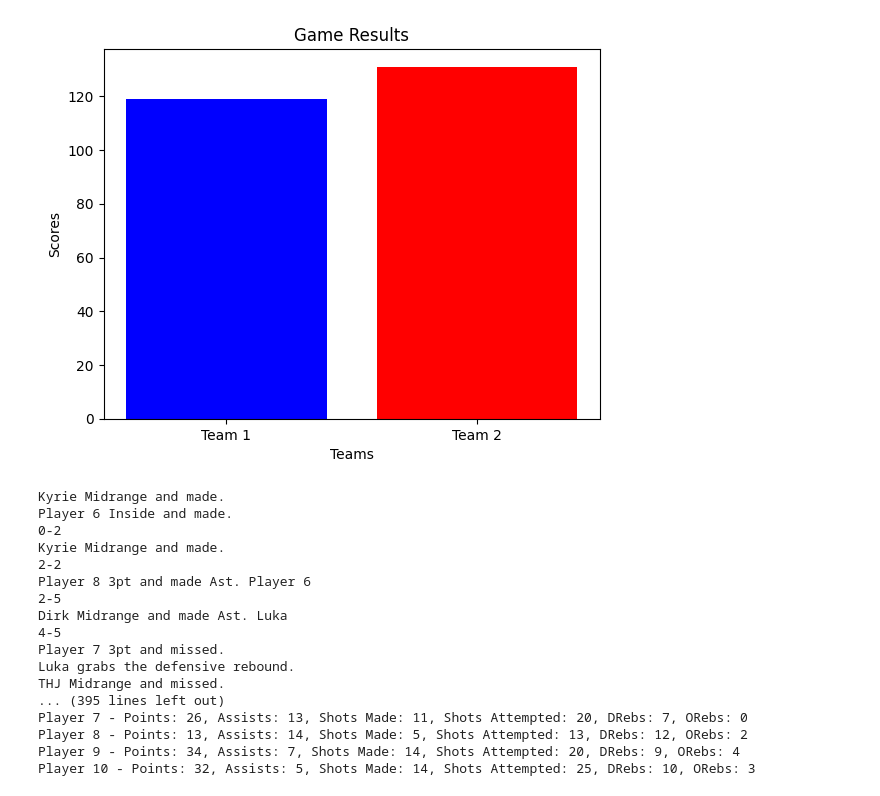
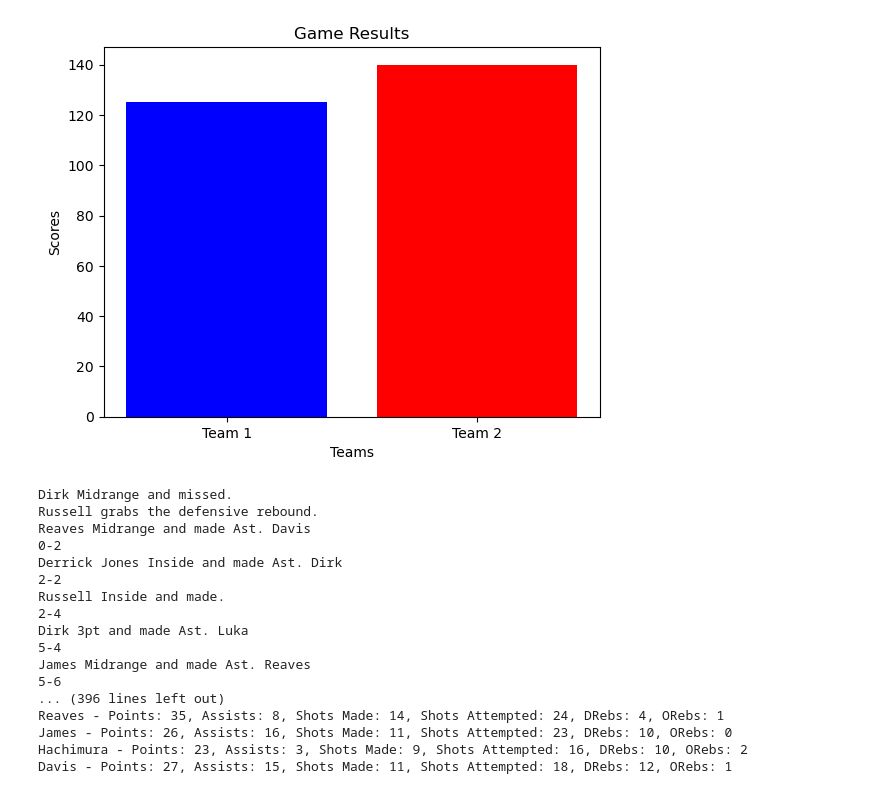
Before and after one commit to BasketballDynasty/Sim-Engine, a Jupyter notebook: Sim-Engine-Test.ipynb, the cells around one changed output. Cells and saved outputs as stored; diff of their text form; code cells hidden in the pictures.

```diff
--- a/Sim-Engine-Test.ipynb
+++ b/Sim-Engine-Test.ipynb
@@ -1,9 +1,11 @@
 # %%
 class Player:
-    def __init__(self, name, position, offense, defense, stamina, speed, iq, usage, rebounding):
+    def __init__(self, name, position, three_pt, midrange, inside, defense, stamina, speed, iq, usage, rebounding):
         self.name = name
         self.position = position
-        self.offense = offense
+        self.three_pt = three_pt
+        self.midrange = midrange
+        self.inside = inside
         self.defense = defense
         self.stamina = stamina
         self.speed = speed
@@ -21,7 +23,9 @@ class Player:
         self.totalRebounds = 0
 
     def adjust_attributes(self, matchup_effect):
-        self.offense += matchup_effect['offense']
+        self.three_pt += matchup_effect['three_pt']
+        self.midrange += matchup_effect['midrange']
+        self.inside += matchup_effect['inside']
         self.defense += matchup_effect['defense']
 
 class Team:
@@ -60,11 +66,11 @@ def generate_outcomes(players):
 
 def get_success_rate(player, outcome):
     if '3pt' in outcome:
-        return player.offense
+        return player.three_pt
     elif 'Midrange' in outcome:
-        return player.offense
+        return player.midrange
     elif 'Inside' in outcome:
-        return player.offense
+        return player.inside
     return 0
 
 def get_rebounding_synergy(team):
@@ -184,60 +190,60 @@ def plot_game_results(team1_score, team2_score):
     plt.show()
 
 def display_box_score(team):
     print(f"Box Score for {team.name}:")
     for player in team.players:
         print(f"{player.name} - Points: {player.points}, Assists: {player.assists}, "
               f"Shots Made: {player.shots_made}, Shots Attempted: {player.shots_attempted}, "
               f"DRebs: {player.defRebounds}, ORebs: {player.offRebounds}")
 
 # Example usage
 team1_players = [
-    Player('Kyrie', 'PG', 80, 70, 90, 80, 85, 20, 25),
-    Player('Luka', 'SG', 75, 65, 85, 75, 80, 30, 35),
-    Player('THJ', 'SF', 78, 72, 88, 78, 82, 25, 45),
-    Player('Lively', 'PF', 74, 68, 84, 76, 79, 15, 55),
-    Player('Dirk', 'C', 82, 75, 86, 79, 81, 10, 65)
+    Player('Kyrie', 'PG', 75, 75, 85, 55, 85, 80, 80, 25, 30),
+    Player('Luka', 'SG', 85, 75, 80, 60, 80, 40,90, 35, 65),
+    Player('Derrick Jones', 'SF', 50, 45, 88, 78, 82,76,45, 10,50),
+    Player('Lively', 'PF', 74, 10, 15, 75, 79, 50,30, 13, 70),
+    Player('Dirk', 'C', 82, 70, 86, 80, 81, 45,65, 25, 60)
 ]
 
 team2_players = [
-    Player('Player 6', 'PG', 78, 72, 88, 78, 82, 25, 25),
-    Player('Player 7', 'SG', 74, 68, 84, 76, 79, 28, 35),
-    Player('Player 8', 'SF', 76, 71, 85, 77, 80, 22, 55),
-    Player('Player 9', 'PF', 73, 67, 83, 75, 78, 18, 65),
-    Player('Player 10', 'C', 81, 74, 87, 80, 83, 15, 85)
+    Player('Russell', 'PG', 80, 75, 50, 55, 85, 80, 65, 25, 30),
+    Player('Reaves', 'SG', 76, 73, 57, 45, 80, 70,50, 15, 25),
+    Player('James', 'SF', 75, 78, 85, 78, 82,76,90, 30,60),
+    Player('Hachimura', 'PF', 70, 70, 75, 75, 79, 50,30, 13, 55),
+    Player('Davis', 'C', 55, 83, 90, 90, 81, 45,55, 25, 80)
 ]
 
 team1 = Team('Team 1', team1_players)
 team2 = Team('Team 2', team2_players)
 
 team1_score, team2_score, play_by_play = simulate_game(team1, team2, 200)
 plot_game_results(team1_score, team2_score)
 
 # Display play-by-play
 for play in play_by_play:
     print(play)
 
 # Display box scores
 display_box_score(team1)
 display_box_score(team2)
 # %% [output]
-[figure, old version]
+[figure, new version]
-Kyrie Midrange and made.
-Player 6 Inside and made.
+Dirk Midrange and missed.
+Russell grabs the defensive rebound.
+Reaves Midrange and made Ast. Davis
 0-2
-Kyrie Midrange and made.
+Derrick Jones Inside and made Ast. Dirk
 2-2
-Player 8 3pt and made Ast. Player 6
-2-5
-Dirk Midrange and made Ast. Luka
-4-5
-Player 7 3pt and missed.
-Luka grabs the defensive rebound.
-THJ Midrange and missed.
-... (395 lines left out)
-Player 7 - Points: 26, Assists: 13, Shots Made: 11, Shots Attempted: 20, DRebs: 7, ORebs: 0
-Player 8 - Points: 13, Assists: 14, Shots Made: 5, Shots Attempted: 13, DRebs: 12, ORebs: 2
-Player 9 - Points: 34, Assists: 7, Shots Made: 14, Shots Attempted: 20, DRebs: 9, ORebs: 4
-Player 10 - Points: 32, Assists: 5, Shots Made: 14, Shots Attempted: 25, DRebs: 10, ORebs: 3
+Russell Inside and made.
+2-4
+Dirk 3pt and made Ast. Luka
+5-4
+James Midrange and made Ast. Reaves
+5-6
+... (396 lines left out)
+Reaves - Points: 35, Assists: 8, Shots Made: 14, Shots Attempted: 24, DRebs: 4, ORebs: 1
+James - Points: 26, Assists: 16, Shots Made: 11, Shots Attempted: 23, DRebs: 10, ORebs: 0
+Hachimura - Points: 23, Assists: 3, Shots Made: 9, Shots Attempted: 16, DRebs: 10, ORebs: 2
+Davis - Points: 27, Assists: 15, Shots Made: 11, Shots Attempted: 18, DRebs: 12, ORebs: 1
 # %%
 #pip install notebook
```
Also changed, not shown: parts of 1 cell of this notebook.
